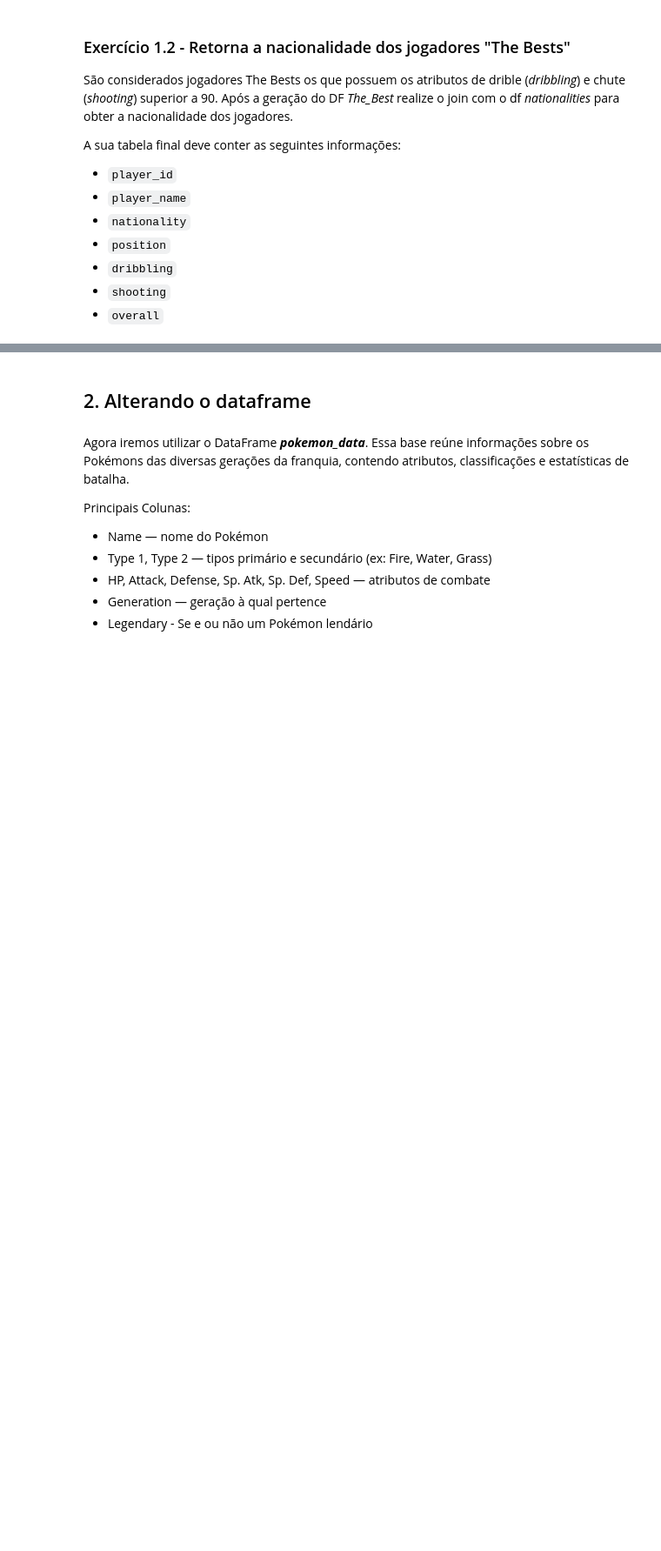
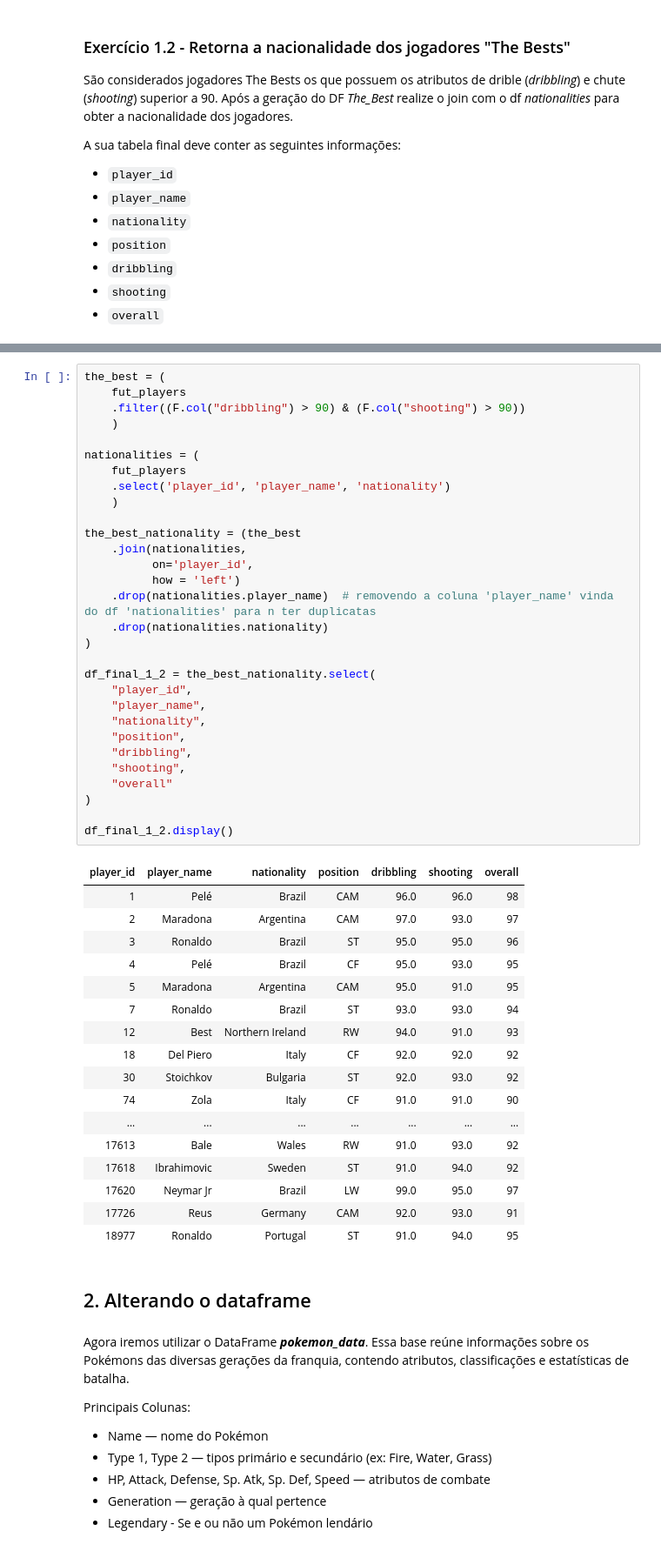
Before and after one commit to lzgustavo13/RocketLabDados-2025.2, a Jupyter notebook: Atividade01 - Pyspark/Atividade1_Pyspark.ipynb, the cells around one changed output, grey strips where cells are left out. Shown: that part at 87% size. Drawn from its saved outputs; the diff is of its cells as text; blank space fills up the shorter version.

Commit message:
fix: selecionando colunas e removendo duplicidades para exercício 1.2

```diff
--- a/Atividade01 - Pyspark/Atividade1_Pyspark.ipynb
+++ b/Atividade01 - Pyspark/Atividade1_Pyspark.ipynb
@@ -280,3 +241,51 @@ the_best_nationality.display()
+# %%
+the_best = (
+    fut_players
+    .filter((F.col("dribbling") > 90) & (F.col("shooting") > 90))
+    )
+
+nationalities = (
+    fut_players
+    .select('player_id', 'player_name', 'nationality')
+    )
+
+the_best_nationality = (the_best
+    .join(nationalities,
+          on='player_id',
+          how = 'left')
+    .drop(nationalities.player_name)  # removendo a coluna 'player_name' vinda do df 'nationalities' para n ter duplicatas
+    .drop(nationalities.nationality)
+)
+
+df_final_1_2 = the_best_nationality.select(
+    "player_id",
+    "player_name",
+    "nationality",
+    "position",
+    "dribbling",
+    "shooting",
+    "overall"
+)
+
+df_final_1_2.display()
+# %% [output]
+| player_id | player_name | nationality | position | dribbling | shooting | overall |
+| 1 | Pelé | Brazil | CAM | 96.0 | 96.0 | 98 |
+| 2 | Maradona | Argentina | CAM | 97.0 | 93.0 | 97 |
+| 3 | Ronaldo | Brazil | ST | 95.0 | 95.0 | 96 |
+| 4 | Pelé | Brazil | CF | 95.0 | 93.0 | 95 |
+| 5 | Maradona | Argentina | CAM | 95.0 | 91.0 | 95 |
+| 7 | Ronaldo | Brazil | ST | 93.0 | 93.0 | 94 |
+| 12 | Best | Northern Ireland | RW | 94.0 | 91.0 | 93 |
+| 18 | Del Piero | Italy | CF | 92.0 | 92.0 | 92 |
+| 30 | Stoichkov | Bulgaria | ST | 92.0 | 93.0 | 92 |
+| 74 | Zola | Italy | CF | 91.0 | 91.0 | 90 |
+| ... | ... | ... | ... | ... | ... | ... |
+| 17613 | Bale | Wales | RW | 91.0 | 93.0 | 92 |
+| 17618 | Ibrahimovic | Sweden | ST | 91.0 | 94.0 | 92 |
+| 17620 | Neymar Jr | Brazil | LW | 99.0 | 95.0 | 97 |
+| 17726 | Reus | Germany | CAM | 92.0 | 93.0 | 91 |
+| 18977 | Ronaldo | Portugal | ST | 91.0 | 94.0 | 95 |
 # %% [markdown]
 ## 2. Alterando o dataframe
 # %% [markdown]
```
Also changed, not shown: parts of 2 cells of this notebook.
